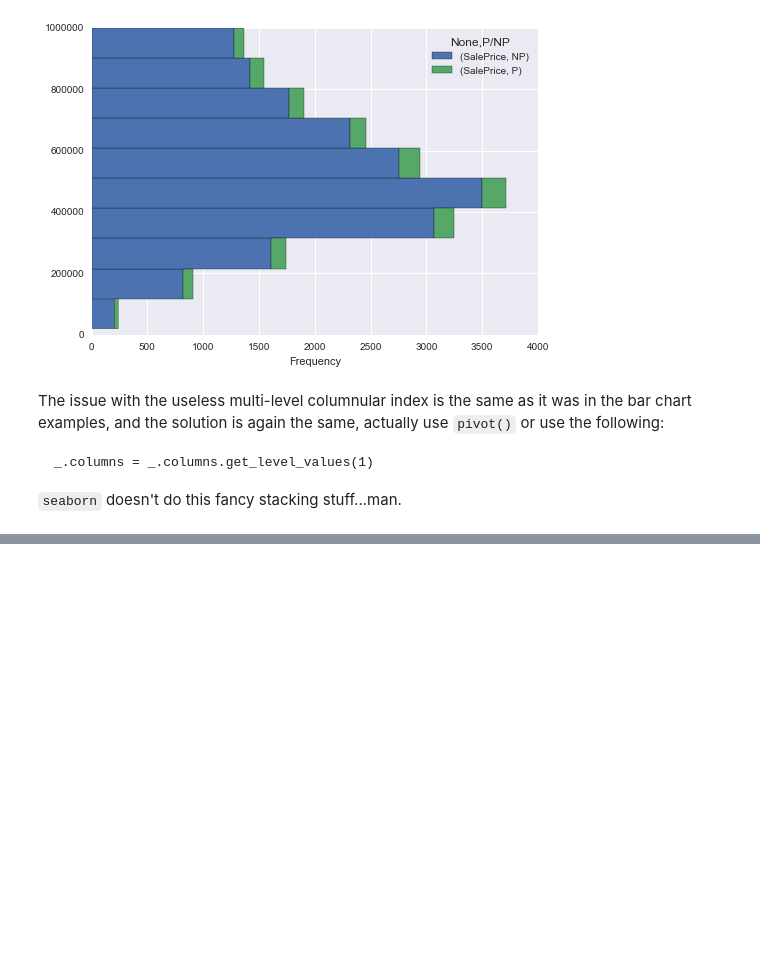
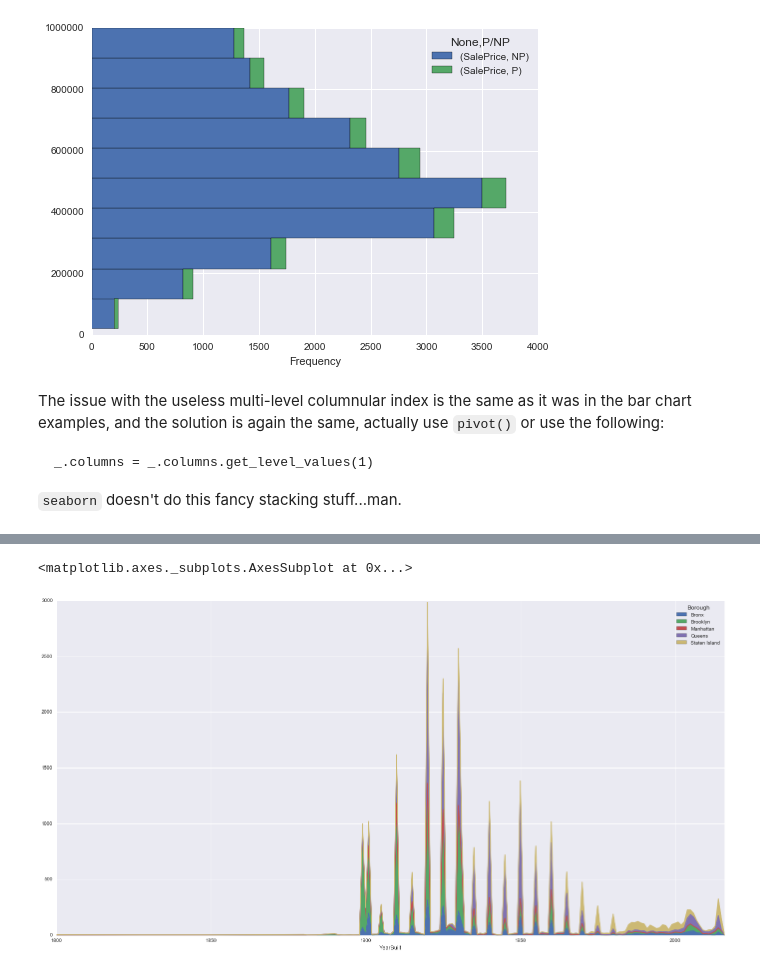
Before and after one commit to ResidentMario/nyc-health-inspections, a Jupyter notebook: pandas_api.ipynb, the cells around one changed output, grey strips where cells are left out. Drawn from its saved outputs; the diff is of its cells as text; code cells hidden in the pictures; blank space fills up the shorter version.

```diff
--- a/pandas_api.ipynb
+++ b/pandas_api.ipynb
@@ -265,0 +310,5 @@ The issue with the useless multi-level columnular index is the same as it was in
+# %%
+sales[sales['YearBuilt'] >= 1800].groupby(b['Borough', 'YearBuilt']).count()['Index'].unstack('Borough').plot.area(figsize=(24, 12))
+# %% [output]
+<matplotlib.axes._subplots.AxesSubplot at 0x...>
+[figure, added]
```
Also changed, not shown: parts of 24 cells of this notebook.
